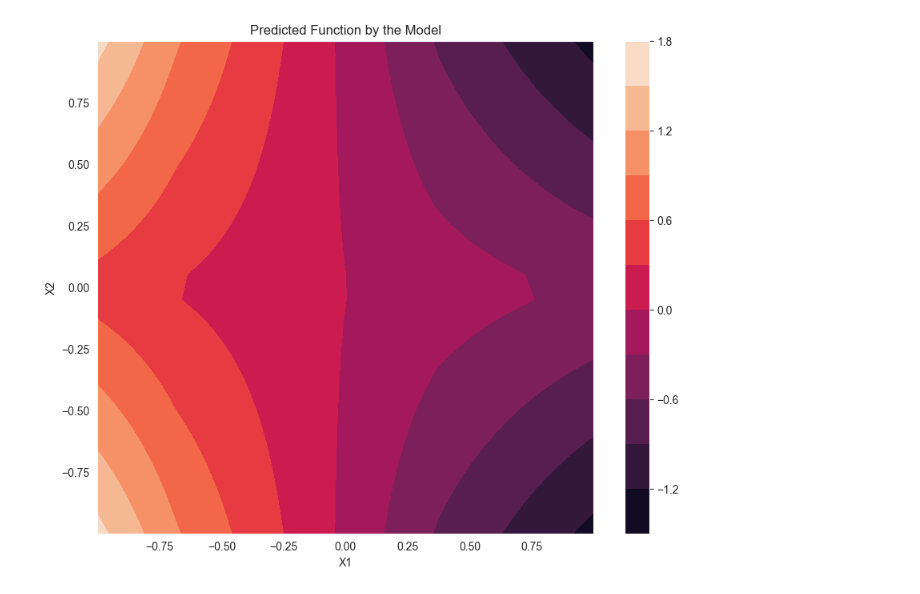
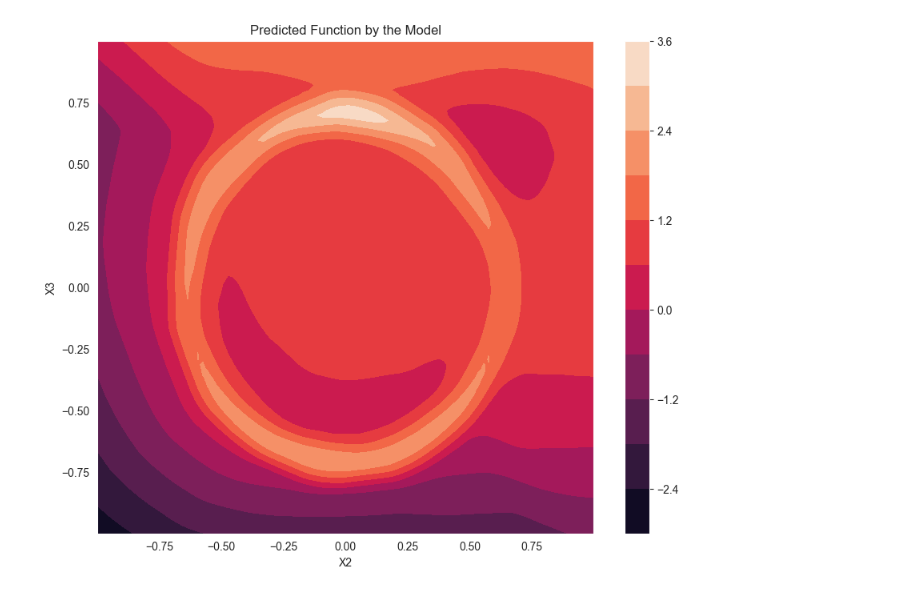
Before and after one commit to tupho289/Honours, a Jupyter notebook: sparsity_monotonicity.ipynb, the cells around one changed output. Saved outputs shown, nothing was run; the diff lists cells and outputs as text; code cells hidden in the pictures.

```diff
--- a/sparsity_monotonicity.ipynb
+++ b/sparsity_monotonicity.ipynb
@@ -163,7 +163,7 @@ for name in all_vars:
                                 output_dim = 1,
                                 name = f"{name}_embed")(input_layer)
         embed_layer_reshape = Reshape(target_shape = (1,), name = f"{name}_reshape")(embed_layer)
-        mean_layer = ZeroCenter(name = f"{name}_mean")(embed_layer_reshape)
+        mean_layer = BatchNormalization(scale = False, name = f"{name}_mean")(embed_layer_reshape)
         switcher_layer = Dense(1, use_bias = False,
                                 kernel_initializer = Constant(1),
                                 trainable = False,
@@ -176,7 +176,7 @@ for name in all_vars:
             monotonicity = monotonicity_list[name], # monotonicity constraint
             name = f"{name}_pwlcalibrator"
         )(input_layer)
-        mean_layer = ZeroCenter(name = f"{name}_mean")(calibrator_layer)
+        mean_layer = BatchNormalization(scale = False, name = f"{name}_mean")(calibrator_layer)
         switcher_layer = Dense(1, use_bias = False,
                         kernel_initializer = Constant(1),
                         trainable = False,
@@ -305,8 +303,8 @@ global_layers = ["main_subnet", "main_output", "interaction_output", "final_outp
 interaction_loss = {} # this stores the validation loss when fitting each pair of interaction effect
 imp_vars = [f"X{i}" for i in range(1,7)] # important variables
 interactions = combinations(imp_vars, 2)
-num_layers_interaction = 3 # number of layers for each interaction effect
-num_neurons_interaction = 30 # number of neurons per dense layer for each interaction effect
+num_layers_interaction = 10 # number of layers for each interaction effect
+num_neurons_interaction = 200 # number of neurons per dense layer for each interaction effect
 lattice_sizes_pairwise = {}
 for var in imp_vars:
     if var in cat_vars:
@@ -377,7 +375,7 @@ for var1, var2 in interactions:
                             #  kernel_regularizer = tfl.pwl_calibration_layer.HessianRegularizer(
                             #     l1 = 0.01, l2 = 0),
                              name = f"{var1}_{var2}_lattice")(lattice_inputs)
-        pairwise_output = ZeroCenter(name = f"{var1}_{var2}_mean")(lattice_layer)
+        pairwise_output = BatchNormalization(scale = False, name = f"{var1}_{var2}_mean")(lattice_layer)
     else:
     # Subnetwork if the pair contains no monotonic variables
         pairwise_input_layer = Concatenate(name = f"{var1}_{var2}_concat")([var1_input, var2_input])
@@ -478,7 +476,7 @@ for name in imp_vars:
                                 output_dim = 1,
                                 name = f"{name}_embed")(input_layer)
         embed_layer_reshape = Reshape(target_shape = (1,), name = f"{name}_reshape")(embed_layer)
-        cat_output = ZeroCenter(name = f"{name}_dense")(embed_layer_reshape)
+        cat_output = BatchNormalization(scale = False, name = f"{name}_dense")(embed_layer_reshape)
         sub_outputs.append(cat_output)
     elif name in monotonicity_list: # variables with monotonicity constraint
         calibrator_layer = tfl.layers.PWLCalibration(
@@ -490,7 +488,7 @@ for name in imp_vars:
         lattice_layer = tfl.layers.Lattice(lattice_sizes = [lattice_sizes_full[name]],
                              monotonicities = ["increasing"],
                              name = f"{name}_lattice")(calibrator_layer)
-        mean_layer = ZeroCenter(name = f"{name}_mean")(lattice_layer)
+        mean_layer = BatchNormalization(scale = False, name = f"{name}_mean")(lattice_layer)
         switcher_layer = Dense(1, use_bias = False,
                         kernel_initializer = Constant(1),
                         trainable = False,
@@ -554,7 +552,7 @@ for (var1, var2) in imp_interactions:
                             #  kernel_regularizer = tfl.pwl_calibration_layer.HessianRegularizer(
                             #     l1 = 0.01, l2 = 0),
                              name = f"{var1}_{var2}_lattice")(lattice_inputs)
-        pairwise_output = ZeroCenter(name = f"{var1}_{var2}_mean")(lattice_layer)
+        pairwise_output = BatchNormalization(scale = False, name = f"{var1}_{var2}_mean")(lattice_layer)
         sub_outputs.append(pairwise_output)
     else:
         pairwise_input_layer = Concatenate(name = f"{var1}_{var2}_concat")([var1_input, var2_input])
@@ -653,6 +649,6 @@ plt.show()
 # %%
 # -------------------------- Create the Pairwise Only Model --------------------------
-pairwise_effect = ("X1","X2")  # the pairwise effect we want to view
+pairwise_effect = ("X2","X3")  # the pairwise effect we want to view
 pairwise_index = imp_interactions.index(pairwise_effect)
 subnet_output_layer = model_main_pairwise.get_layer("subnet_output")
 subnet_model = Model(inputs = model_main_pairwise.inputs, outputs = subnet_output_layer.output)
@@ -708,4 +704,4 @@ plt.show()
-[figure, old version]
+[figure, new version]
 # %%
 #-------------------------- view the shape function --------------------------
 # get the prediction
```
Also changed, not shown: parts of 15 cells of this notebook, 6 other files.
